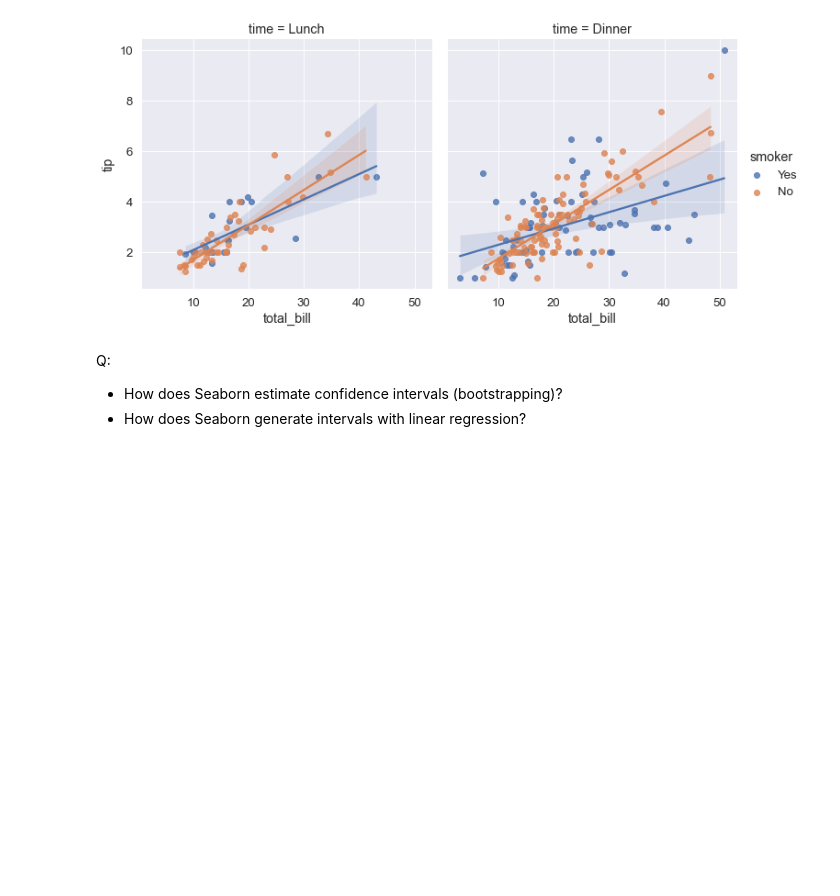
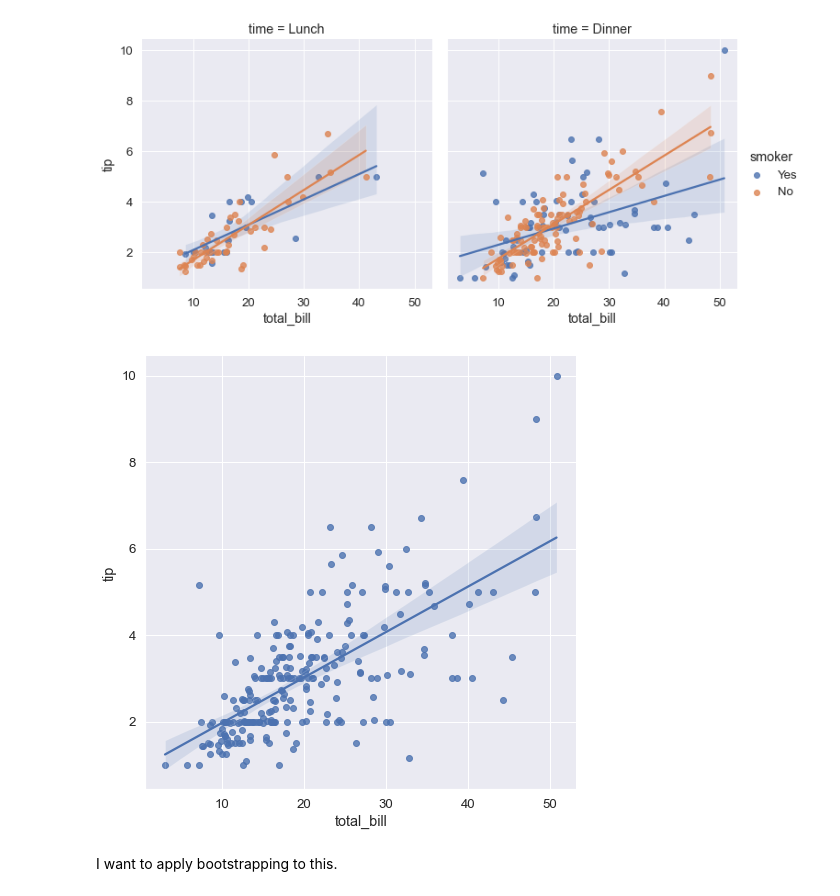
Before and after one commit to chris-leonard/python-playground, a Jupyter notebook: seaborn/seaborn-practice.ipynb, the cells around one changed output. Saved outputs shown, nothing was run; the diff lists cells and outputs as text; code cells hidden in the pictures; blank space fills up the shorter version.

Commit message:
start regression bootstrapping example

```diff
--- a/seaborn/seaborn-practice.ipynb
+++ b/seaborn/seaborn-practice.ipynb
@@ -740,7 +761,9 @@ sns.lmplot(data=tips, x="total_bill", y="tip", col="time", hue="smoker")
 # %% [output]
 <seaborn.axisgrid.FacetGrid at 0x...>
 [figure]
-# %% [markdown]
-Q:
-- How does Seaborn estimate confidence intervals (bootstrapping)?
-- How does Seaborn generate intervals with linear regression?
+# %%
+sns.lmplot(data=tips, x="total_bill", y="tip", height=7);
+# %% [output]
+[figure, added]
+# %% [markdown]
+I want to apply bootstrapping to this.
```
Also changed, not shown: parts of 9 cells of this notebook.
